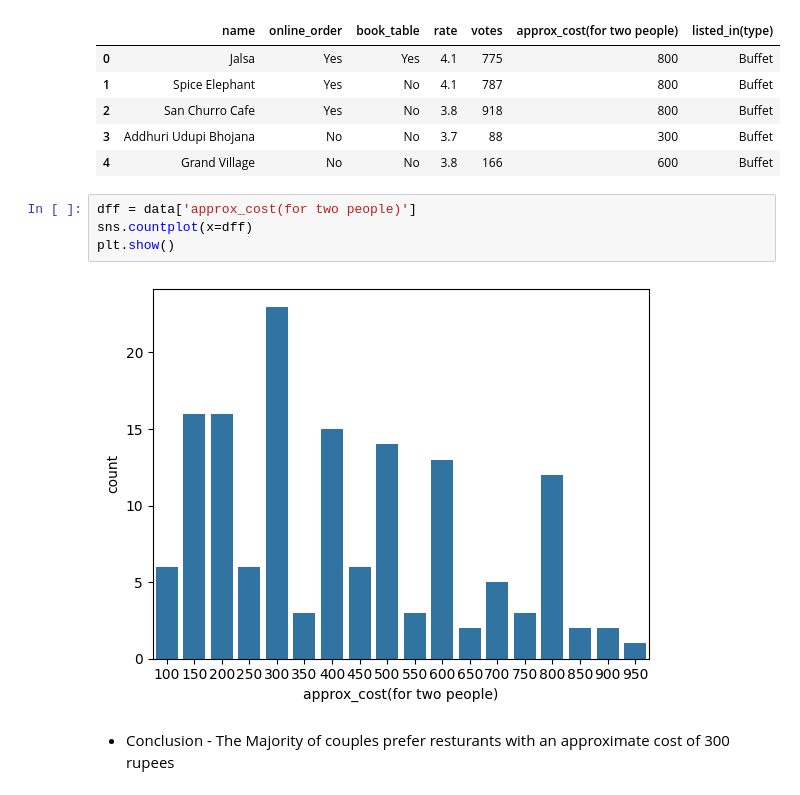
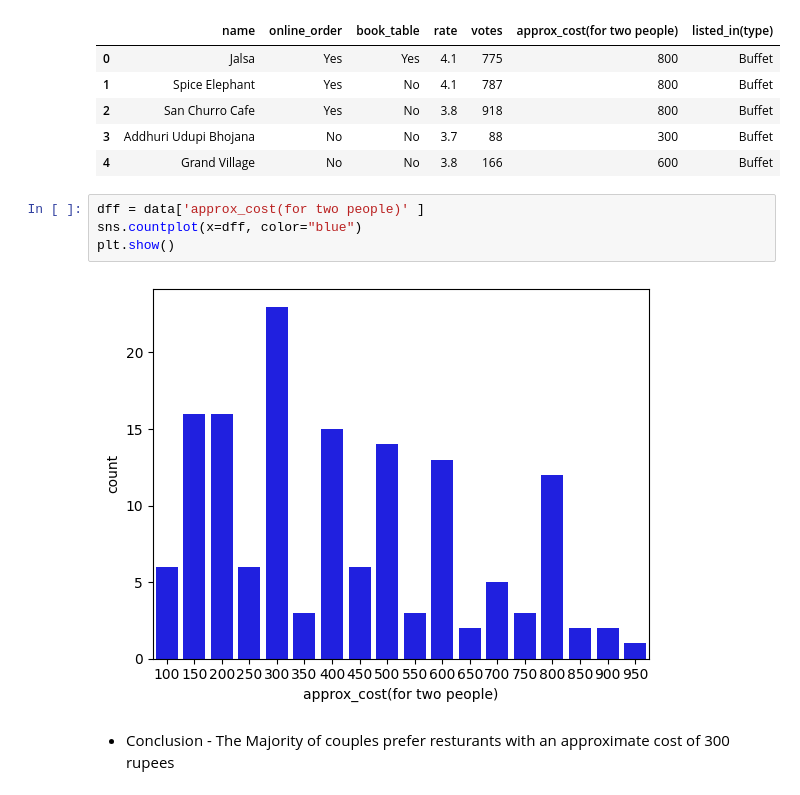
Before and after one commit to GulamAnsari12/Full-Python, a Jupyter notebook: Zomato Project/Zomato.ipynb, the cells around one changed output. Saved outputs shown, nothing was run; the diff lists cells and outputs as text.

```diff
--- a/Zomato Project/Zomato.ipynb
+++ b/Zomato Project/Zomato.ipynb
@@ -140,11 +140,11 @@ data.head()
 | 3 | Addhuri Udupi Bhojana | No | No | 3.7 | 88 | 300 | Buffet |
 | 4 | Grand Village | No | No | 3.8 | 166 | 600 | Buffet |
 # %%
-dff = data['approx_cost(for two people)']
-sns.countplot(x=dff)
+dff = data['approx_cost(for two people)' ]
+sns.countplot(x=dff, color="blue")
 plt.show()
 # %% [output]
-[figure, old version]
+[figure, new version]
 # %% [markdown]
 - Conclusion - The Majority of couples prefer resturants with an approximate cost of 300 rupees
 # %%
```
Also changed, not shown: parts of 4 cells of this notebook, 1 other file.
